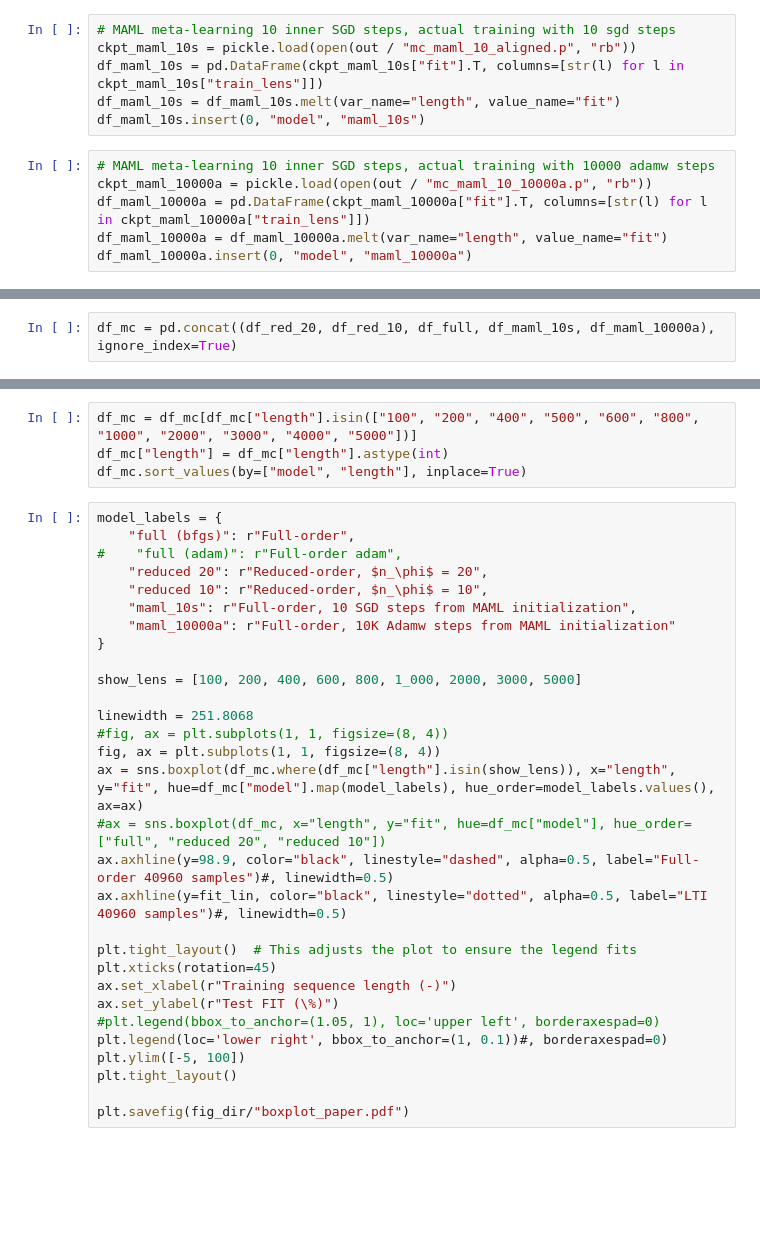
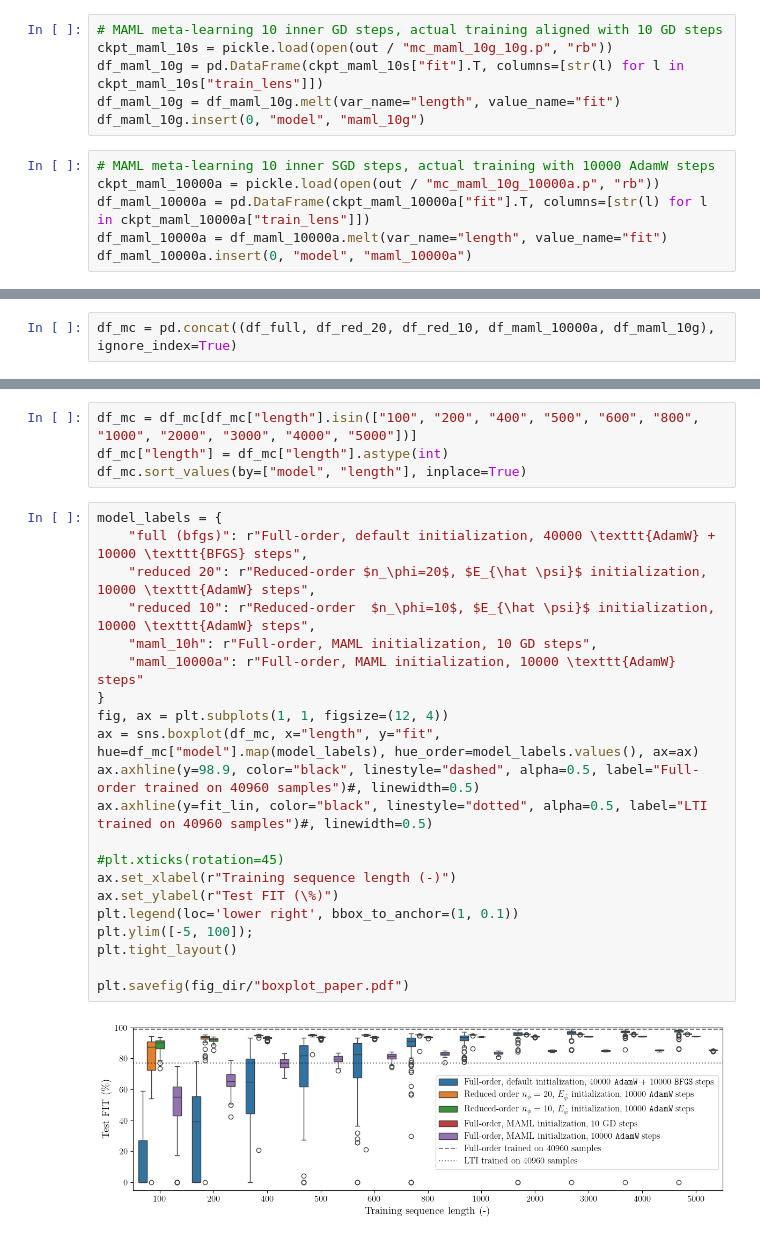
Before and after one commit to forgi86/sysid-neural-manifold, a Jupyter notebook: analyze_mc.ipynb, the cells around one changed output, grey strips where cells are left out. Drawn from its saved outputs; the diff is of its cells as text; blank space fills up the shorter version.

Commit message:
fix figure

```diff
--- a/analyze_mc.ipynb
+++ b/analyze_mc.ipynb
@@ -27,14 +27,14 @@ out = Path("out")
 fig_dir = Path("fig")
 fig_dir.mkdir(exist_ok=True)
 # %%
-# MAML meta-learning 10 inner SGD steps, actual training with 10 sgd steps
-ckpt_maml_10s = pickle.load(open(out / "mc_maml_10_aligned.p", "rb"))
-df_maml_10s = pd.DataFrame(ckpt_maml_10s["fit"].T, columns=[str(l) for l in ckpt_maml_10s["train_lens"]])
-df_maml_10s = df_maml_10s.melt(var_name="length", value_name="fit")
-df_maml_10s.insert(0, "model", "maml_10s")
+# MAML meta-learning 10 inner GD steps, actual training aligned with 10 GD steps
+ckpt_maml_10s = pickle.load(open(out / "mc_maml_10g_10g.p", "rb"))
+df_maml_10g = pd.DataFrame(ckpt_maml_10s["fit"].T, columns=[str(l) for l in ckpt_maml_10s["train_lens"]])
+df_maml_10g = df_maml_10g.melt(var_name="length", value_name="fit")
+df_maml_10g.insert(0, "model", "maml_10g")
 # %%
-# MAML meta-learning 10 inner SGD steps, actual training with 10000 adamw steps
-ckpt_maml_10000a = pickle.load(open(out / "mc_maml_10_10000a.p", "rb"))
+# MAML meta-learning 10 inner SGD steps, actual training with 10000 AdamW steps
+ckpt_maml_10000a = pickle.load(open(out / "mc_maml_10g_10000a.p", "rb"))
 df_maml_10000a = pd.DataFrame(ckpt_maml_10000a["fit"].T, columns=[str(l) for l in ckpt_maml_10000a["train_lens"]])
 df_maml_10000a = df_maml_10000a.melt(var_name="length", value_name="fit")
 df_maml_10000a.insert(0, "model", "maml_10000a")
@@ -59,7 +59,7 @@ df_full = pd.DataFrame(ckpt_full["fit_bfgs"].T, columns=[str(l) for l in ckpt_fu
 df_full = df_full.melt(var_name="length", value_name="fit")
 df_full.insert(0, "model", "full (bfgs)")
 # %%
-df_mc = pd.concat((df_red_20, df_red_10, df_full, df_maml_10s, df_maml_10000a), ignore_index=True)
+df_mc = pd.concat((df_full, df_red_20, df_red_10, df_maml_10000a, df_maml_10g), ignore_index=True)
 # %%
 rms_y = 66.69 # 1e5 rmse of y
 fit_lin = 77.17 # fit of a linear baseline obtained with MATLAB's sysid toolbox
@@ -74,31 +73,24 @@ df_mc["length"] = df_mc["length"].astype(int)
 df_mc.sort_values(by=["model", "length"], inplace=True)
 # %%
 model_labels = {
-    "full (bfgs)": r"Full-order",
-#    "full (adam)": r"Full-order adam",
-    "reduced 20": r"Reduced-order, $n_\phi$ = 20",
-    "reduced 10": r"Reduced-order, $n_\phi$ = 10",
-    "maml_10s": r"Full-order, 10 SGD steps from MAML initialization",
-    "maml_10000a": r"Full-order, 10K Adamw steps from MAML initialization"
+    "full (bfgs)": r"Full-order, default initialization, 40000 \texttt{AdamW} + 10000 \texttt{BFGS} steps",
+    "reduced 20": r"Reduced-order $n_\phi=20$, $E_{\hat \psi}$ initialization, 10000 \texttt{AdamW} steps",
+    "reduced 10": r"Reduced-order  $n_\phi=10$, $E_{\hat \psi}$ initialization, 10000 \texttt{AdamW} steps",
+    "maml_10h": r"Full-order, MAML initialization, 10 GD steps",
+    "maml_10000a": r"Full-order, MAML initialization, 10000 \texttt{AdamW} steps"
 }
+fig, ax = plt.subplots(1, 1, figsize=(12, 4))
+ax = sns.boxplot(df_mc, x="length", y="fit", hue=df_mc["model"].map(model_labels), hue_order=model_labels.values(), ax=ax)
+ax.axhline(y=98.9, color="black", linestyle="dashed", alpha=0.5, label="Full-order trained on 40960 samples")#, linewidth=0.5)
+ax.axhline(y=fit_lin, color="black", linestyle="dotted", alpha=0.5, label="LTI trained on 40960 samples")#, linewidth=0.5)
 
-show_lens = [100, 200, 400, 600, 800, 1_000, 2000, 3000, 5000]
-
-linewidth = 251.8068
-#fig, ax = plt.subplots(1, 1, figsize=(8, 4))
-fig, ax = plt.subplots(1, 1, figsize=(8, 4))
-ax = sns.boxplot(df_mc.where(df_mc["length"].isin(show_lens)), x="length", y="fit", hue=df_mc["model"].map(model_labels), hue_order=model_labels.values(), ax=ax)
-#ax = sns.boxplot(df_mc, x="length", y="fit", hue=df_mc["model"], hue_order=["full", "reduced 20", "reduced 10"])
-ax.axhline(y=98.9, color="black", linestyle="dashed", alpha=0.5, label="Full-order 40960 samples")#, linewidth=0.5)
-ax.axhline(y=fit_lin, color="black", linestyle="dotted", alpha=0.5, label="LTI 40960 samples")#, linewidth=0.5)
-
-plt.tight_layout()  # This adjusts the plot to ensure the legend fits
-plt.xticks(rotation=45)
+#plt.xticks(rotation=45)
 ax.set_xlabel(r"Training sequence length (-)")
 ax.set_ylabel(r"Test FIT (\%)")
-#plt.legend(bbox_to_anchor=(1.05, 1), loc='upper left', borderaxespad=0)
-plt.legend(loc='lower right', bbox_to_anchor=(1, 0.1))#, borderaxespad=0)
-plt.ylim([-5, 100])
+plt.legend(loc='lower right', bbox_to_anchor=(1, 0.1))
+plt.ylim([-5, 100]);
 plt.tight_layout()
 
 plt.savefig(fig_dir/"boxplot_paper.pdf")
+# %% [output]
+[figure, added]
```
Also changed, not shown: parts of 5 cells of this notebook, 1 other file.
